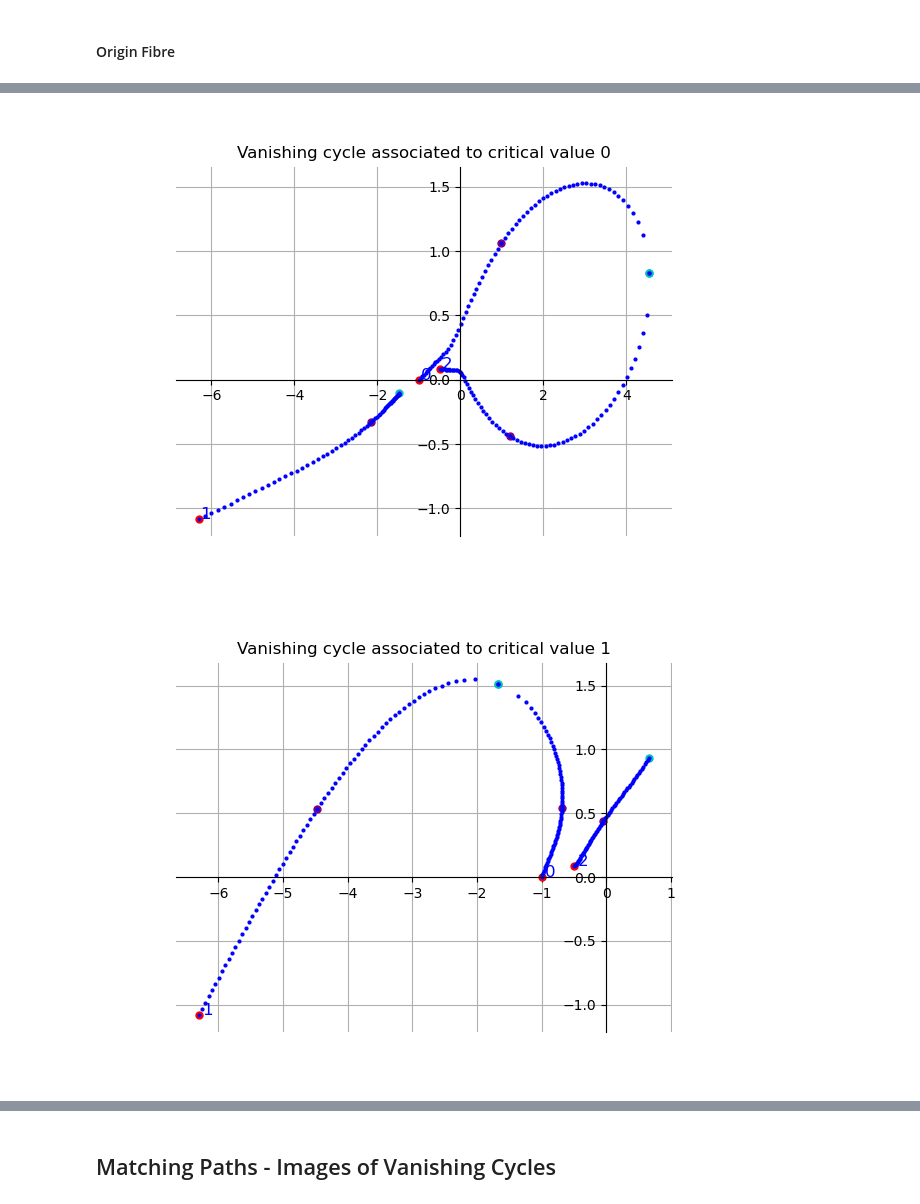
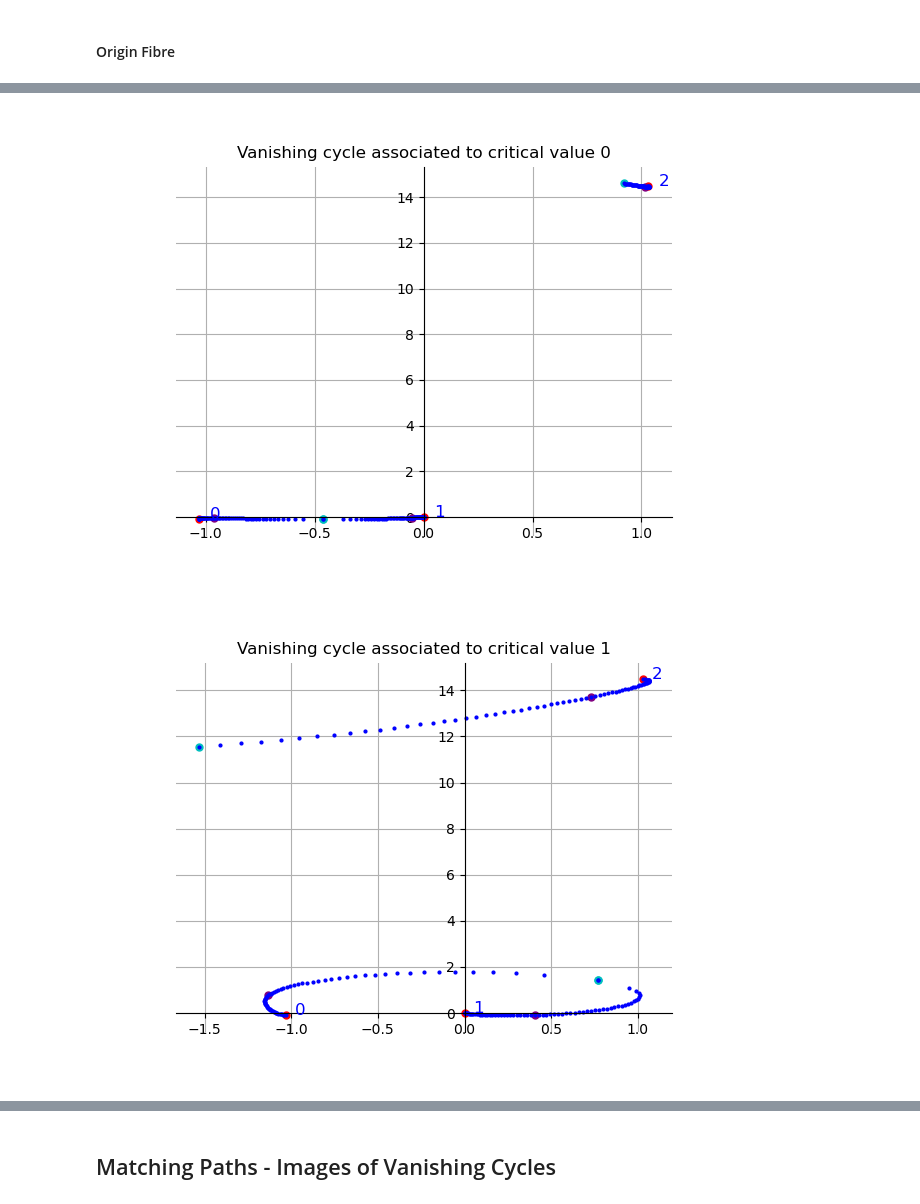
Before and after one commit to ViveLeFrance/AffineHandlebodies, a Jupyter notebook: p3d8.ipynb, the cells around one changed output, grey strips where cells are left out. Drawn from its saved outputs; the diff is of its cells as text; code cells hidden in the pictures.

```diff
--- a/p3d8.ipynb
+++ b/p3d8.ipynb
@@ -72,18 +69,21 @@ w*x^2 + w^2*y + w*y^2 + x*y
 alpha, beta, gamma = var('alpha, beta, gamma', domain=CC)
 pi = alpha*x + beta*y + gamma*z
 
+# pi = sqrt(x*z)
+
 
 pi = pi.subs({
-    alpha: -0.7,
-    beta: 0.9,
-    gamma: 0.8
+    alpha: 0.5*I,
+    beta: 0.2,
+    gamma: -0.3
 })
 
 pi = LefschetzFibration([x,y,z], X, pi)
-origin_fibre = 0.5*I
+origin_fibre = 0
 solvefor=z
 
 t = var('t', domain=CC)
+assume(t>0)
 
 t_fibre = pi.get_fibre(t, solvefor)
 print(f'The fibre over t in C is {t_fibre.simplify()==0}')
@@ -137,8 +166,8 @@ rho = ar*x + br*y
 
 # rho = rho.subs({ar: 3*e^(2*Pi*I*-0.05).n(), br: 8*e^(2*I*Pi*0.08).n()})
 
-rho = rho.subs({ar: 0.5, br: -1})
-origin_fibre_rho = 1
+rho = rho.subs({ar: I, br: 0.2})
+origin_fibre_rho = 0
 
 rho_t = rho.subs(solvefor == t_fibre)
 rho_0 = rho_t.subs(t==origin_fibre)
@@ -146,7 +175,12 @@ rho_0 = rho_t.subs(t==origin_fibre)
 rho = LefschetzFibration([x,y], t_fibre.subs(t==origin_fibre), rho_0)
 
 crit_points_rho = rho.get_critical_points()
-crit_values_rho = sort_by_angle(rho.get_critical_values())
+crit_values_rho = sort_by_angle(rho.get_critical_values(), origin_fibre = origin_fibre_rho)
+
+for (index, point) in enumerate(crit_values_rho):
+    print(f'Critical value {index}: {point}')
+
+print(crit_values_rho)
 
 # Somehow crit values is bugging out
 
@@ -194,7 +235,7 @@ plot_points_ordered(sols, origin_fibre=origin_fibre_rho, title="Fibre over 0 of
 # %%
 for (index, point) in enumerate(crit_values_rho):
     path = pl_path([origin_fibre_rho, point])
-    trace_preimage(rho, t, path, solvefor=solvefor_rho, title=f'Vanishing cycle associated to critical value {index}')
+    trace_preimage(rho, t, path, origin_fibre=origin_fibre_rho, solvefor=solvefor_rho, title=f'Vanishing cycle associated to critical value {index}')
 # %% [output]
-[figure, old version]
+[figure, new version]
-[figure, old version]
+[figure, new version]
```
Also changed, not shown: parts of 7 cells of this notebook, 1 other file.
